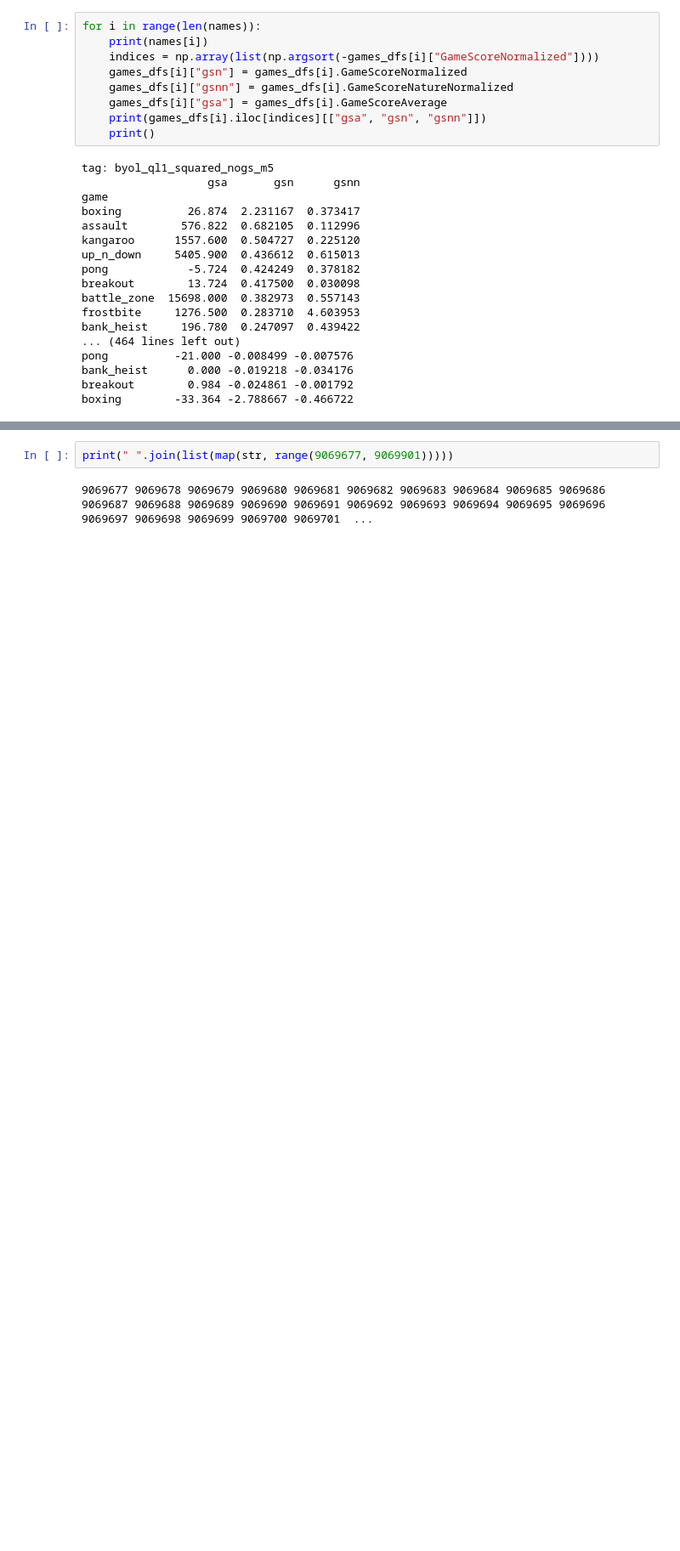
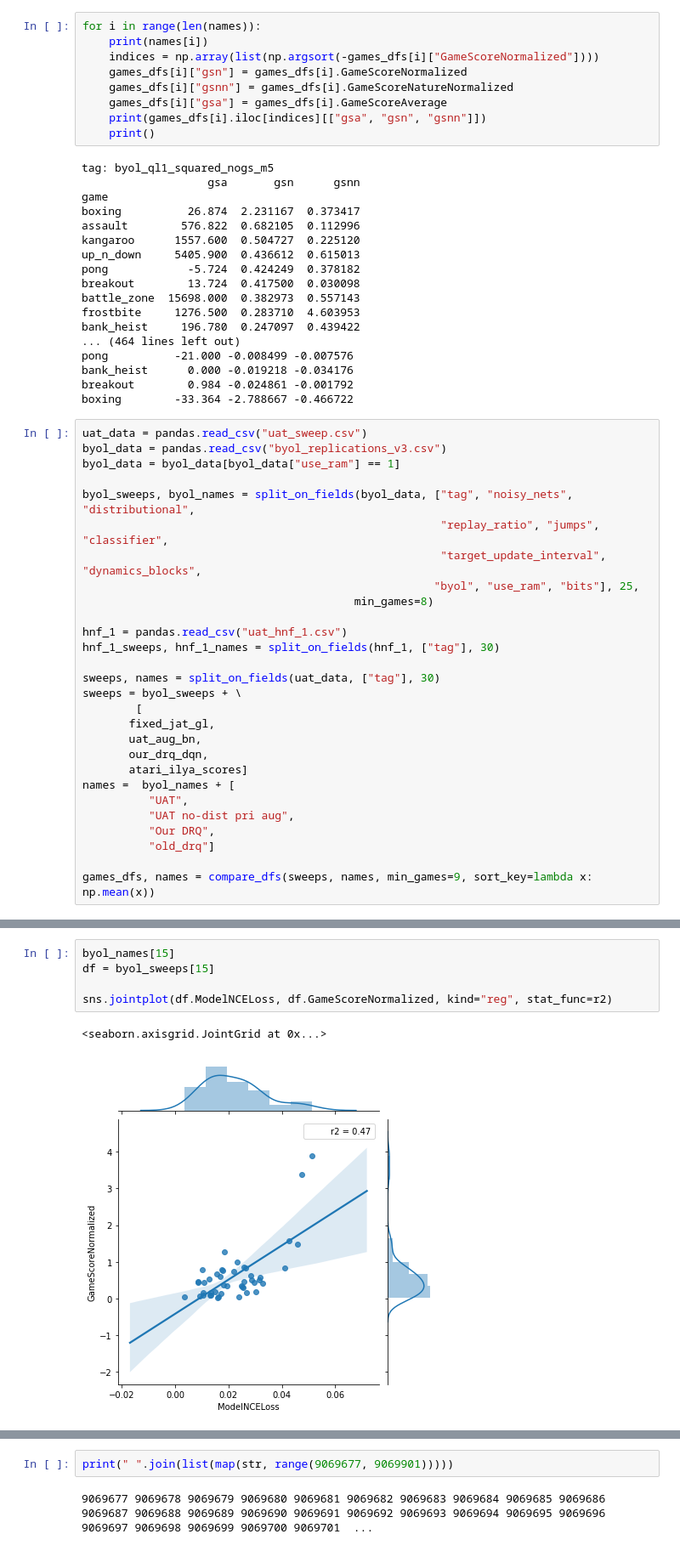
Before and after one commit to mila-iqia/spr, a Jupyter notebook: analysis/byol_replication.ipynb, the cells around one changed output, grey strips where cells are left out. Shown at 85% size. Cells and saved outputs as stored; diff of their text form; blank space fills up the shorter version.

```diff
--- a/analysis/byol_replication.ipynb
+++ b/analysis/byol_replication.ipynb
@@ -700,3 +701,31 @@ pong          -21.000 -0.008499 -0.007576
 bank_heist      0.000 -0.019218 -0.034176
 breakout        0.984 -0.024861 -0.001792
 boxing        -33.364 -2.788667 -0.466722
+# %%
+uat_data = pandas.read_csv("uat_sweep.csv")
+byol_data = pandas.read_csv("byol_replications_v3.csv")
+byol_data = byol_data[byol_data["use_ram"] == 1]
+
+byol_sweeps, byol_names = split_on_fields(byol_data, ["tag", "noisy_nets", "distributional",
+                                                      "replay_ratio", "jumps", "classifier",
+                                                      "target_update_interval", "dynamics_blocks",
+                                                     "byol", "use_ram", "bits"], 25,
+                                         min_games=8)
+
+hnf_1 = pandas.read_csv("uat_hnf_1.csv")
+hnf_1_sweeps, hnf_1_names = split_on_fields(hnf_1, ["tag"], 30)
+
+sweeps, names = split_on_fields(uat_data, ["tag"], 30)
+sweeps = byol_sweeps + \
+        [
+       fixed_jat_gl,
+       uat_aug_bn,
+       our_drq_dqn,
+       atari_ilya_scores]
+names =  byol_names + [
+          "UAT",
+          "UAT no-dist pri aug",
+          "Our DRQ",
+          "old_drq"]
+
+games_dfs, names = compare_dfs(sweeps, names, min_games=9, sort_key=lambda x: np.mean(x))
@@ -703,3 +750,11 @@ boxing        -33.364 -2.788667 -0.466722
+# %%
+byol_names[15]
+df = byol_sweeps[15]
+
+sns.jointplot(df.ModelNCELoss, df.GameScoreNormalized, kind="reg", stat_func=r2)
+# %% [output]
+<seaborn.axisgrid.JointGrid at 0x...>
+[figure, added]
 # %%
 from sklearn import linear_model
 import sklearn
```
Also changed, not shown: parts of 3 cells of this notebook, 2 other files.
